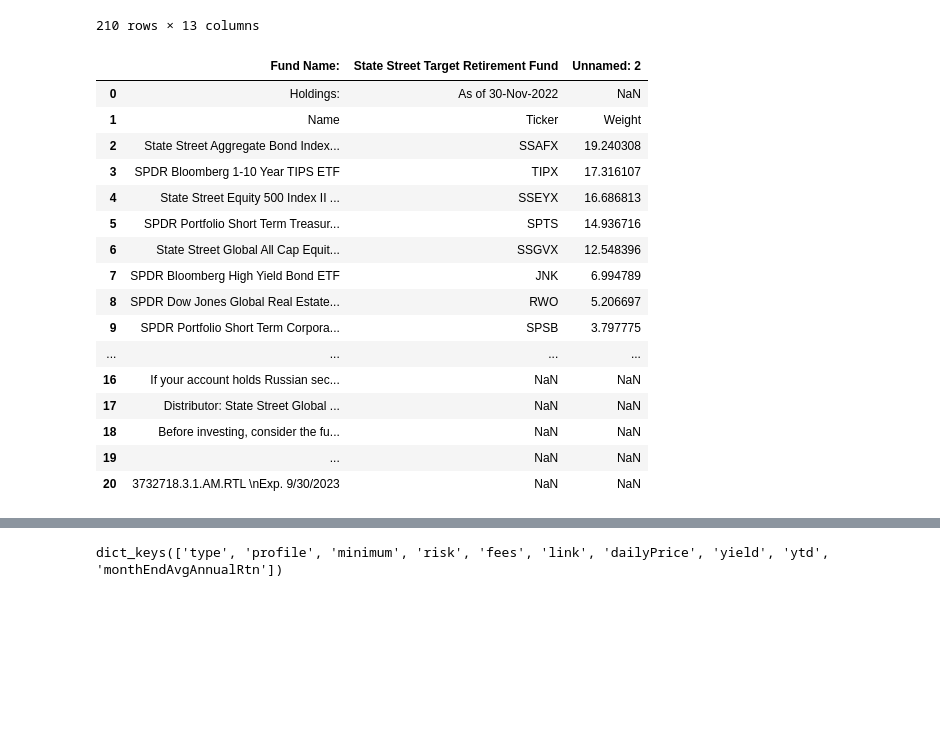
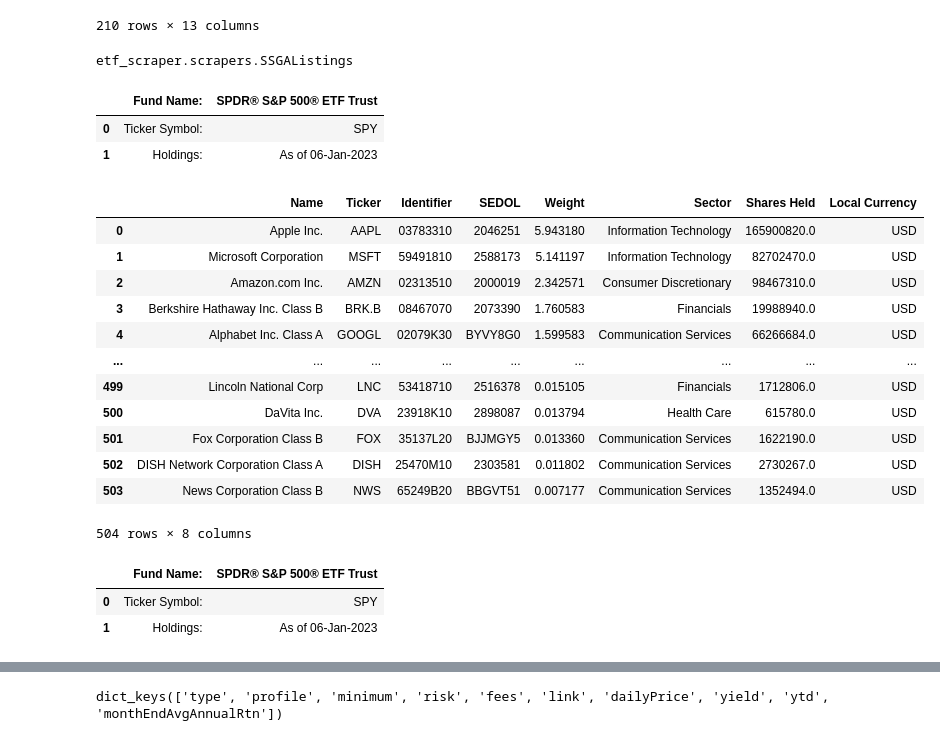
Before and after one commit to nikulpatel3141/ETF-Scraper, a Jupyter notebook: Notebooks/scripting.ipynb, the cells around one changed output, grey strips where cells are left out. Saved outputs shown, nothing was run; the diff lists cells and outputs as text; code cells hidden in the pictures; blank space fills up the shorter version.

```diff
--- a/Notebooks/scripting.ipynb
+++ b/Notebooks/scripting.ipynb
@@ -68,20 +69,34 @@ df = pd.read_excel(r.content)
-# %%
-df
-# %% [output]
-|  | Fund Name: | State Street Target Retirement Fund | Unnamed: 2 |
-| 0 | Holdings: | As of 30-Nov-2022 | NaN |
-| 1 | Name | Ticker | Weight |
-| 2 | State Street Aggregate Bond Index... | SSAFX | 19.240308 |
-| 3 | SPDR Bloomberg 1-10 Year TIPS ETF | TIPX | 17.316107 |
-| 4 | State Street Equity 500 Index II ... | SSEYX | 16.686813 |
-| 5 | SPDR Portfolio Short Term Treasur... | SPTS | 14.936716 |
-| 6 | State Street Global All Cap Equit... | SSGVX | 12.548396 |
-| 7 | SPDR Bloomberg High Yield Bond ETF | JNK | 6.994789 |
-| 8 | SPDR Dow Jones Global Real Estate... | RWO | 5.206697 |
-| 9 | SPDR Portfolio Short Term Corpora... | SPSB | 3.797775 |
-| ... | ... | ... | ... |
-| 16 | If your account holds Russian sec... | NaN | NaN |
-| 17 | Distributor: State Street Global ... | NaN | NaN |
-| 18 | Before investing, consider the fu... | NaN | NaN |
-| 19 | ... | NaN | NaN |
-| 20 | 3732718.3.1.AM.RTL \nExp. 9/30/2023 | NaN | NaN |
+# %%
+SSGAListings.retrieve_holdings()
+# %% [output]
+etf_scraper.scrapers.SSGAListings
+# %%
+df1
+# %% [output]
+|  | Fund Name: | SPDR® S&P 500® ETF Trust |
+| 0 | Ticker Symbol: | SPY |
+| 1 | Holdings: | As of 06-Jan-2023 |
+# %%
+df2_ = df2.copy()
+df2_ = df2_[~df2_['Ticker'].isna()]
+df2_
+# %% [output]
+|  | Name | Ticker | Identifier | SEDOL | Weight | Sector | Shares Held | Local Currency |
+| 0 | Apple Inc. | AAPL | 03783310 | 2046251 | 5.943180 | Information Technology | 165900820.0 | USD |
+| 1 | Microsoft Corporation | MSFT | 59491810 | 2588173 | 5.141197 | Information Technology | 82702470.0 | USD |
+| 2 | Amazon.com Inc. | AMZN | 02313510 | 2000019 | 2.342571 | Consumer Discretionary | 98467310.0 | USD |
+| 3 | Berkshire Hathaway Inc. Class B | BRK.B | 08467070 | 2073390 | 1.760583 | Financials | 19988940.0 | USD |
+| 4 | Alphabet Inc. Class A | GOOGL | 02079K30 | BYVY8G0 | 1.599583 | Communication Services | 66266684.0 | USD |
+| ... | ... | ... | ... | ... | ... | ... | ... | ... |
+| 499 | Lincoln National Corp | LNC | 53418710 | 2516378 | 0.015105 | Financials | 1712806.0 | USD |
+| 500 | DaVita Inc. | DVA | 23918K10 | 2898087 | 0.013794 | Health Care | 615780.0 | USD |
+| 501 | Fox Corporation Class B | FOX | 35137L20 | BJJMGY5 | 0.013360 | Communication Services | 1622190.0 | USD |
+| 502 | DISH Network Corporation Class A | DISH | 25470M10 | 2303581 | 0.011802 | Communication Services | 2730267.0 | USD |
+| 503 | News Corporation Class B | NWS | 65249B20 | BBGVT51 | 0.007177 | Communication Services | 1352494.0 | USD |
+504 rows × 8 columns
+# %%
+df1
+# %% [output]
+|  | Fund Name: | SPDR® S&P 500® ETF Trust |
+| 0 | Ticker Symbol: | SPY |
+| 1 | Holdings: | As of 06-Jan-2023 |
```
Also changed, not shown: parts of 4 cells of this notebook, 2 other files.
